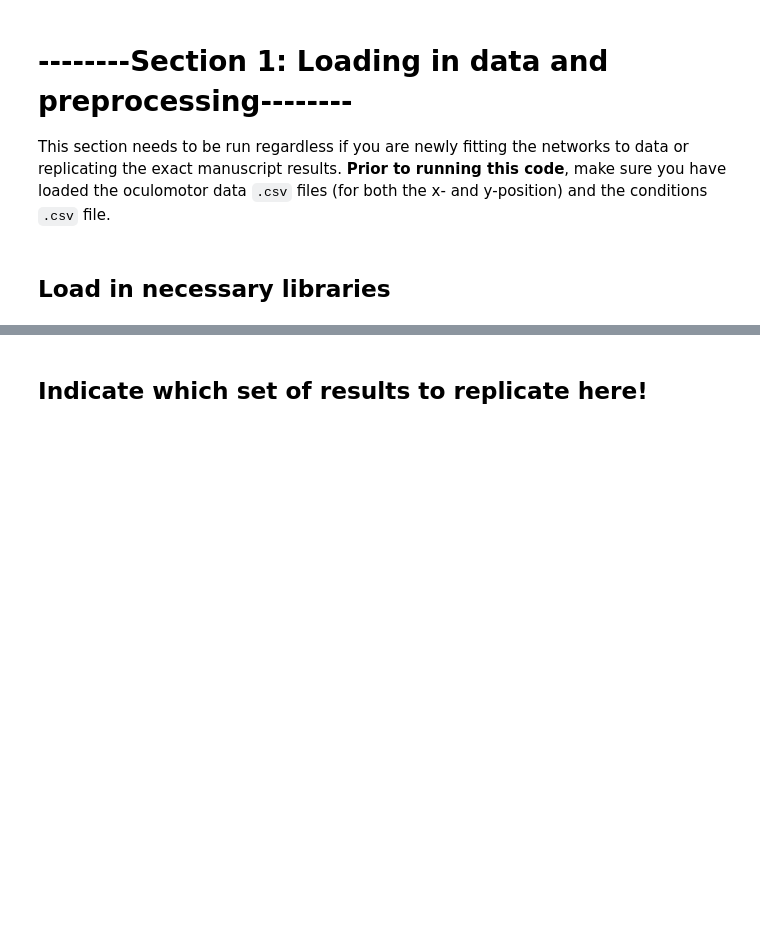
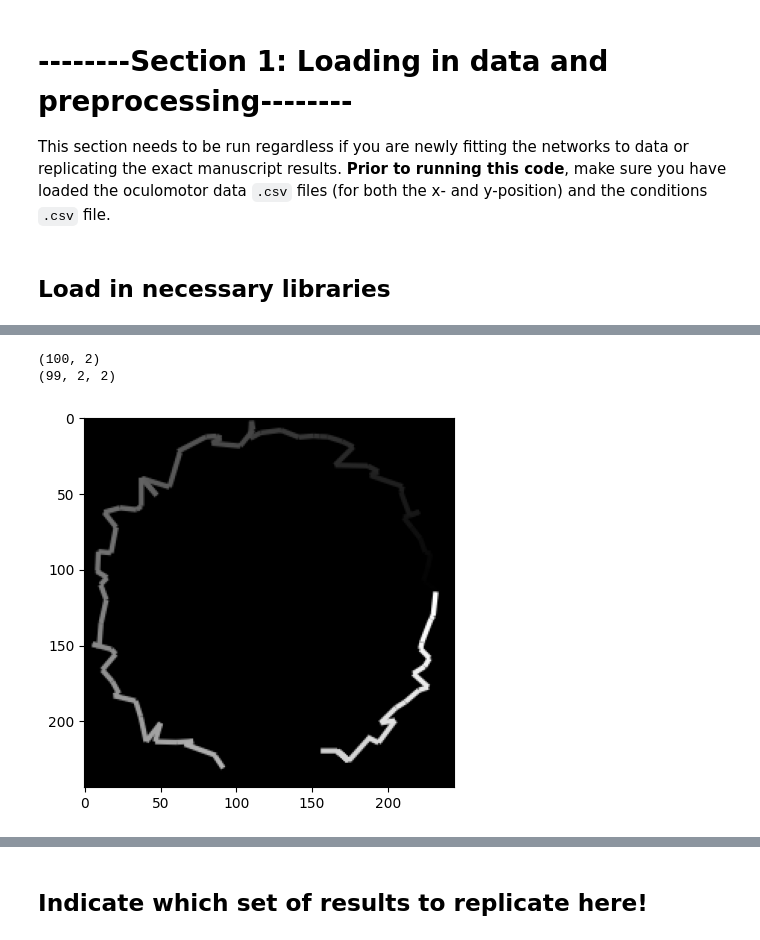
Before and after one commit to nicholasdcrotty/CDVMBG_BRM_CNNOculomotorAnalysis, a Jupyter notebook: analysisForReplication/CDVMBG_BRM_CNNBasedAnalysis_ForReplication.ipynb, the cells around one changed output, grey strips where cells are left out. Cells and saved outputs as stored; diff of their text form; code cells hidden in the pictures; blank space fills up the shorter version.

```diff
--- a/analysisForReplication/CDVMBG_BRM_CNNBasedAnalysis_ForReplication.ipynb
+++ b/analysisForReplication/CDVMBG_BRM_CNNBasedAnalysis_ForReplication.ipynb
@@ -58,4 +76,5 @@ import shap
 # %%
+from pandas.core.api import NA
 def render_trace(x, y, t=None, /,
                  lw=1,
                  xlim=(-1,1), ylim=(-1,1),
@@ -123,38 +142,67 @@ def render_trace(x, y, t=None, /,
     tmin = np.min(t)
     tmax = np.max(t)
     t = ((t - tmin) / (tmax - tmin) * 254 + 1) / 255.0
+    #x[70:80] = x[81]
+    #y[70:80] = y[81]
     xy = np.c_[x, y]
+    print(xy.shape)
     segs = np.stack([xy[:-1,:], xy[1:,:]], axis=1)
+    segs[70:80] = segs[81]
+    print(segs.shape)
     lns = LineCollection(
         segs,
         cmap='gray',
         linewidth=lw,
         array=t)
     ax.add_collection(lns)
+
+    #tmp = lns.get_segments()
+    #print(tmp[20:40])
+    #print(tmp[20:23])
+    #tmp[80][0:1] = tmp[81][0:1]
+    #print(tmp[20][0:1])
+
+    #lns.set_segments(tmp)
     ###########################################################################
     # Render the figure as an image matrix and return it.
     agg = FigureCanvasAgg(fig)
     agg.draw()
     rgba_buffer = np.asarray(agg.buffer_rgba()) / 255.0
     plt.close(fig)
     mtx = np.mean(rgba_buffer[:,:,:-1], axis=-1)
     return np.round((mtx / np.max(mtx)) * 255).astype('uint8')
 
 #To test this, I generated a random trace that noisily moves in a counter-clockwise circle:
 th = np.linspace(0, 2*np.pi, 100)
 x = np.cos(th)
 y = np.sin(th)
 x += np.random.randn(len(x))*0.05
 y += np.random.randn(len(x))*0.05
+t2 = np.arange(1, len(x) + 1)
+#x = np.delete(x,[range(10,20)])
+#y = np.delete(y,[range(10,20)])
+#t2[0:20] = 0
+
+xy = np.c_[x, y]
+segs = np.stack([xy[:-1,:], xy[1:,:]], axis=1)
+lns = LineCollection(
+      segs,
+      cmap='gray',
+      linewidth=1,
+      array=t2)
 
 #Then rendered and plotted the image matrix:
 mtx = render_trace(x, y, lw=1, xlim=(-1.1, 1.1), ylim=(-1.1, 1.1), dpi = 244)
 preprocess = transforms.Compose([
     #transforms.ToTensor(),
     #transforms.Normalize(mean=[0.485, 0.456, 0.406], std=[0.229, 0.224, 0.225]),
     #transforms.ToPILImage()
 ])
 plt.imshow(mtx, cmap='gray')
 tmp = torch.from_numpy(mtx).float() / 255
 tmp2 = preprocess(tmp.repeat(3,1,1))
-tmp2.shape
+#tmp2.shape
+# %% [output]
+(100, 2)
+(99, 2, 2)
+[figure, added]
```
Also changed, not shown: parts of 4 cells of this notebook.
